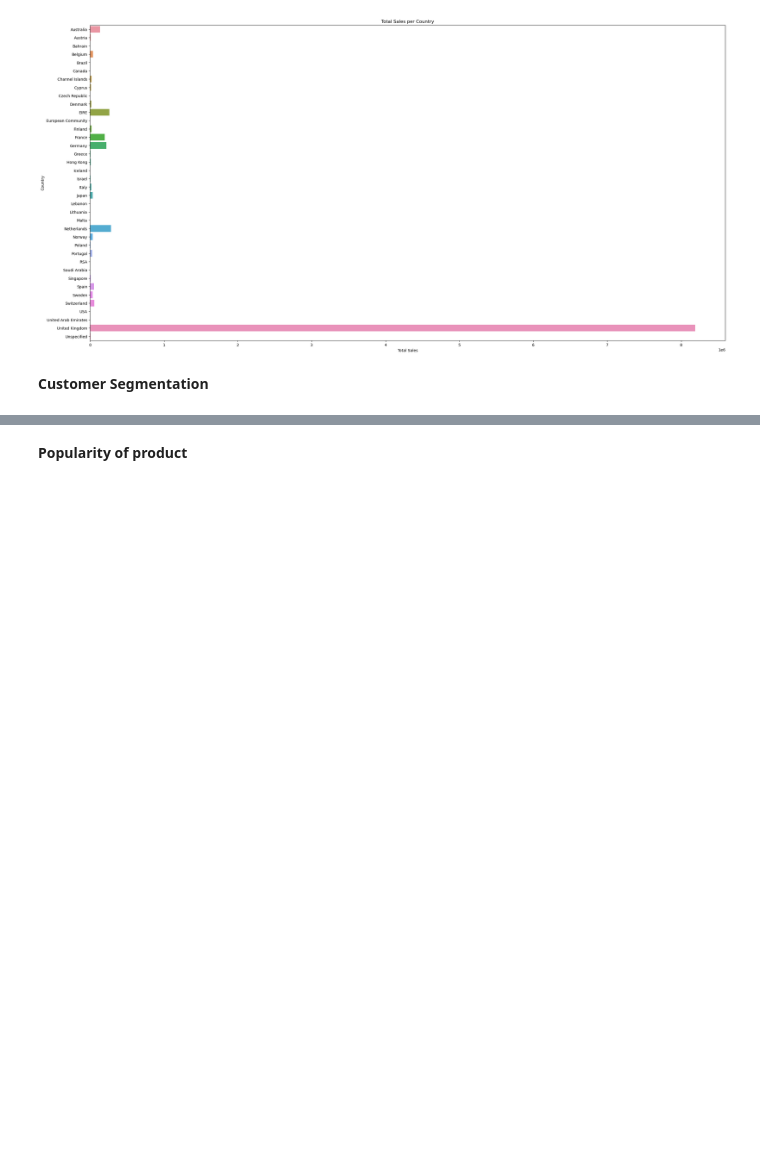
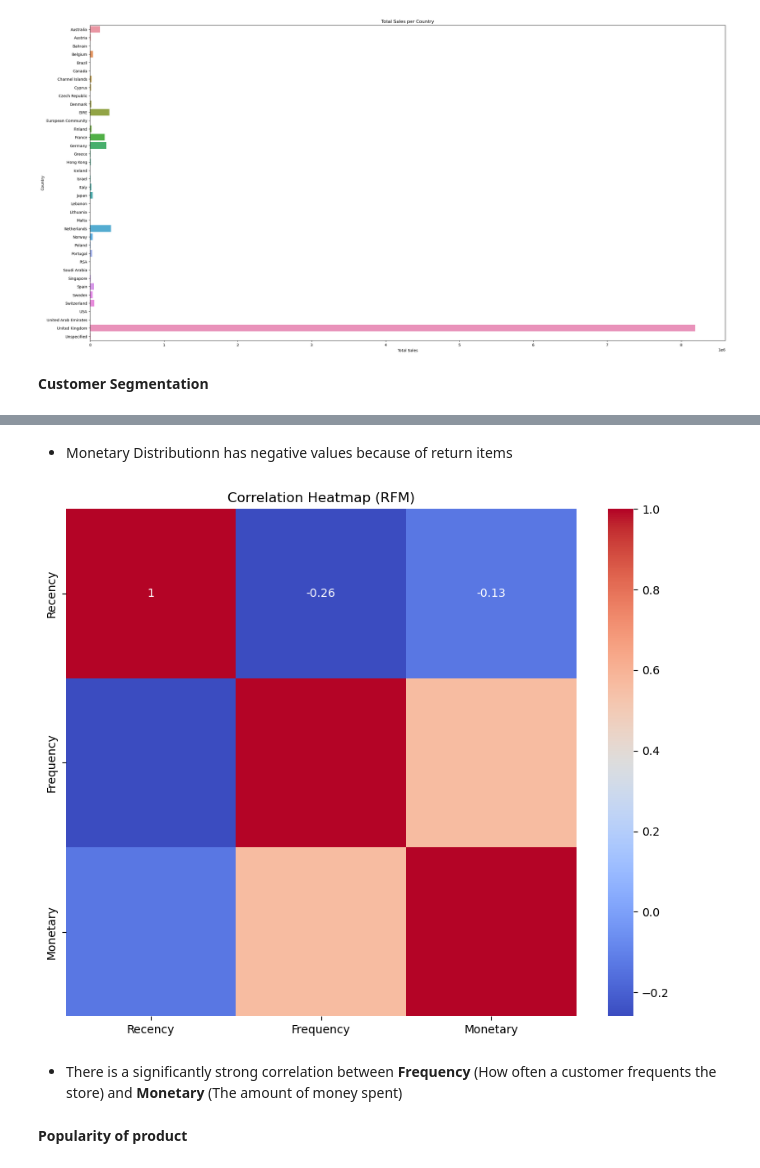
Before and after one commit to Njeri-Judy/Retail_Data_Analysis, a Jupyter notebook: online_retail.ipynb, the cells around one changed output, grey strips where cells are left out. Cells and saved outputs as stored; diff of their text form; code cells hidden in the pictures; blank space fills up the shorter version.

```diff
--- a/online_retail.ipynb
+++ b/online_retail.ipynb
@@ -496,3 +522,18 @@ df
+# %% [markdown]
+- Monetary Distributionn has negative values because of return items
+# %%
+# Create a correlation matrix for RFM scores
+rfm_corr = rfm[['Recency', 'Frequency', 'Monetary']].corr()
+
+# Plot heatmap
+plt.figure(figsize = (10, 8))
+sbn.heatmap(rfm_corr, annot = True, cmap='coolwarm')
+plt.title('Correlation Heatmap (RFM)')
+plt.show()
+# %% [output]
+[figure, added]
+# %% [markdown]
+- There is a significantly strong correlation between **Frequency** (How often a  customer frequents the store) and **Monetary** (The amount of money spent)
 # %% [markdown]
 **Popularity of product**
 # %%
```
Also changed, not shown: parts of 16 cells of this notebook.
